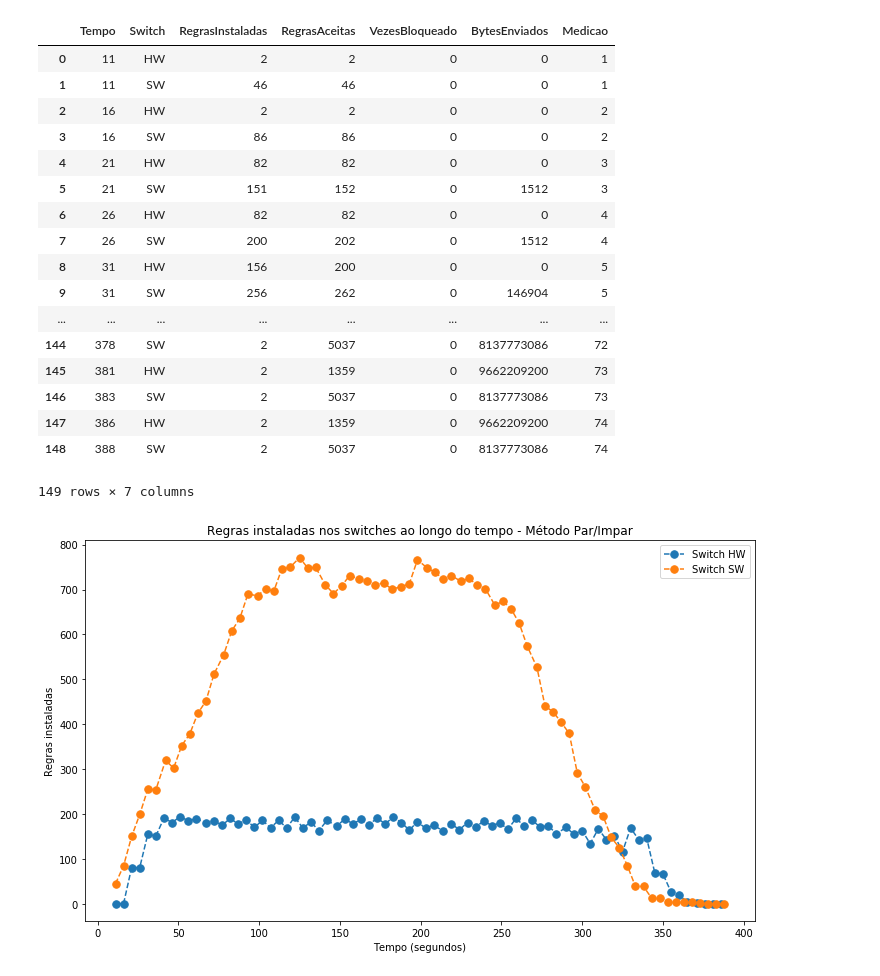
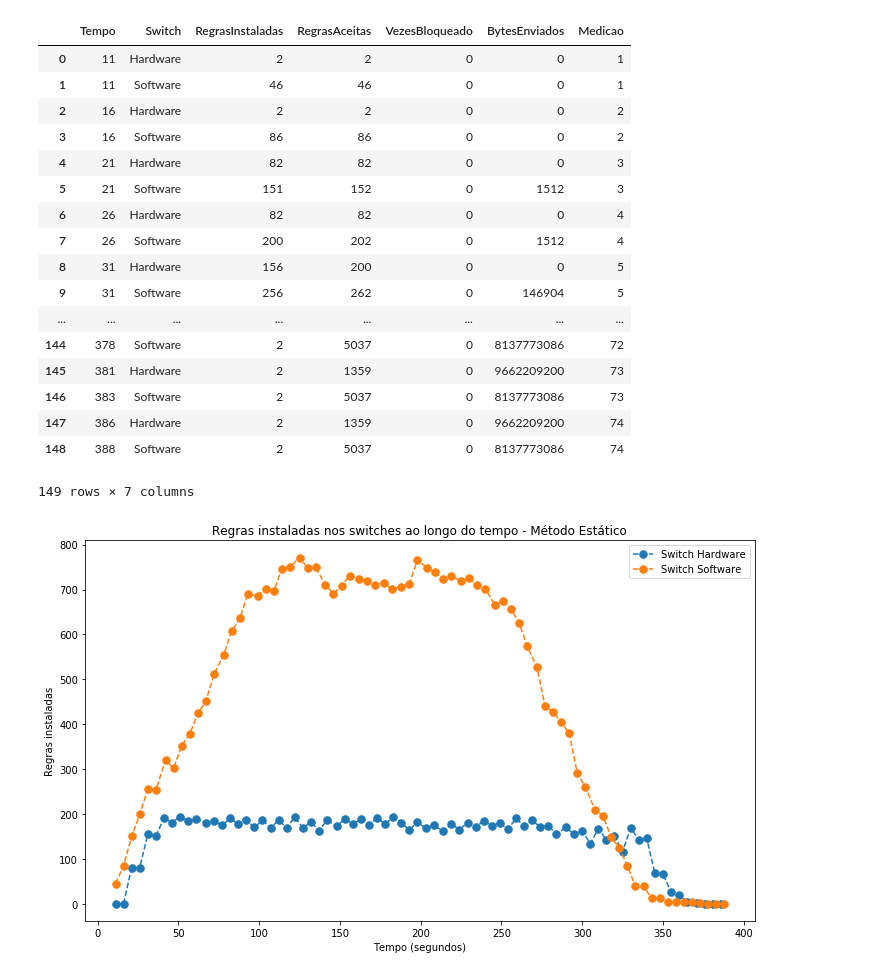
Before and after one commit to pedrobellotti/iperftestes, a Jupyter notebook: Scripts/analise_regras.ipynb, the cells around one changed output. Saved outputs shown, nothing was run; the diff lists cells and outputs as text; code cells hidden in the pictures.

```diff
--- a/Scripts/analise_regras.ipynb
+++ b/Scripts/analise_regras.ipynb
@@ -23,25 +23,26 @@ df["Medicao"] = df.apply (teste, axis=1)
 #df.reset_index().set_index('index', drop=False)
 #df.drop(df[df.Tempo < 110].index, inplace=True)
 #df.drop(df[df.Tempo > 260].index, inplace=True)
+df["Switch"] = df["Switch"].map({"HW": "Hardware", "SW": "Software"})
 df
 # %% [output]
 |  | Tempo | Switch | RegrasInstaladas | RegrasAceitas | VezesBloqueado | BytesEnviados | Medicao |
-| 0 | 11 | HW | 2 | 2 | 0 | 0 | 1 |
-| 1 | 11 | SW | 46 | 46 | 0 | 0 | 1 |
-| 2 | 16 | HW | 2 | 2 | 0 | 0 | 2 |
-| 3 | 16 | SW | 86 | 86 | 0 | 0 | 2 |
-| 4 | 21 | HW | 82 | 82 | 0 | 0 | 3 |
-| 5 | 21 | SW | 151 | 152 | 0 | 1512 | 3 |
-| 6 | 26 | HW | 82 | 82 | 0 | 0 | 4 |
-| 7 | 26 | SW | 200 | 202 | 0 | 1512 | 4 |
-| 8 | 31 | HW | 156 | 200 | 0 | 0 | 5 |
-| 9 | 31 | SW | 256 | 262 | 0 | 146904 | 5 |
+| 0 | 11 | Hardware | 2 | 2 | 0 | 0 | 1 |
+| 1 | 11 | Software | 46 | 46 | 0 | 0 | 1 |
+| 2 | 16 | Hardware | 2 | 2 | 0 | 0 | 2 |
+| 3 | 16 | Software | 86 | 86 | 0 | 0 | 2 |
+| 4 | 21 | Hardware | 82 | 82 | 0 | 0 | 3 |
+| 5 | 21 | Software | 151 | 152 | 0 | 1512 | 3 |
+| 6 | 26 | Hardware | 82 | 82 | 0 | 0 | 4 |
+| 7 | 26 | Software | 200 | 202 | 0 | 1512 | 4 |
+| 8 | 31 | Hardware | 156 | 200 | 0 | 0 | 5 |
+| 9 | 31 | Software | 256 | 262 | 0 | 146904 | 5 |
 | ... | ... | ... | ... | ... | ... | ... | ... |
-| 144 | 378 | SW | 2 | 5037 | 0 | 8137773086 | 72 |
-| 145 | 381 | HW | 2 | 1359 | 0 | 9662209200 | 73 |
-| 146 | 383 | SW | 2 | 5037 | 0 | 8137773086 | 73 |
-| 147 | 386 | HW | 2 | 1359 | 0 | 9662209200 | 74 |
-| 148 | 388 | SW | 2 | 5037 | 0 | 8137773086 | 74 |
+| 144 | 378 | Software | 2 | 5037 | 0 | 8137773086 | 72 |
+| 145 | 381 | Hardware | 2 | 1359 | 0 | 9662209200 | 73 |
+| 146 | 383 | Software | 2 | 5037 | 0 | 8137773086 | 73 |
+| 147 | 386 | Hardware | 2 | 1359 | 0 | 9662209200 | 74 |
+| 148 | 388 | Software | 2 | 5037 | 0 | 8137773086 | 74 |
 149 rows × 7 columns
 # %%
 # Função para cálculo do intervalo de confiança de 95%
@@ -51,22 +52,22 @@ def confinterval (data):
 # %%
 #Agrupando por switch
 groups = df.groupby (['Switch'])
 #for key,item in gpb:
     #print(gpb.get_group(key), "\n\n")
 
 # Plot
 fig, ax = plt.subplots(figsize = (12,7))
 #ax.margins(0.05) # Optional, just adds 5% padding to the autoscaling
 for name, group in groups:
     ax.plot(group.Tempo, group.RegrasInstaladas, marker='.', linestyle='--', ms=15, label="Switch "+name, alpha=1)
 plt.xlabel('Tempo (segundos)')
 plt.ylabel('Regras instaladas')
 if(tipoTeste == "parimpar"):
-    plt.title(u"Regras instaladas nos switches ao longo do tempo - Método Par/Impar") #u = unicode
+    plt.title(u"Regras instaladas nos switches ao longo do tempo - Método Estático") #u = unicode
 else:
-    plt.title(u"Regras instaladas nos switches ao longo do tempo - Método SW/HW")
+    plt.title(u"Regras instaladas nos switches ao longo do tempo - Método Dinâmico")
 ax.legend()
 #plt.savefig('regrasInstaladas_Tempo_'+tipoTeste+'_teste'+numTeste+'.pdf')
 plt.show()
 # %% [output]
-[figure, old version]
+[figure, new version]
```
Also changed, not shown: 6 other files.
